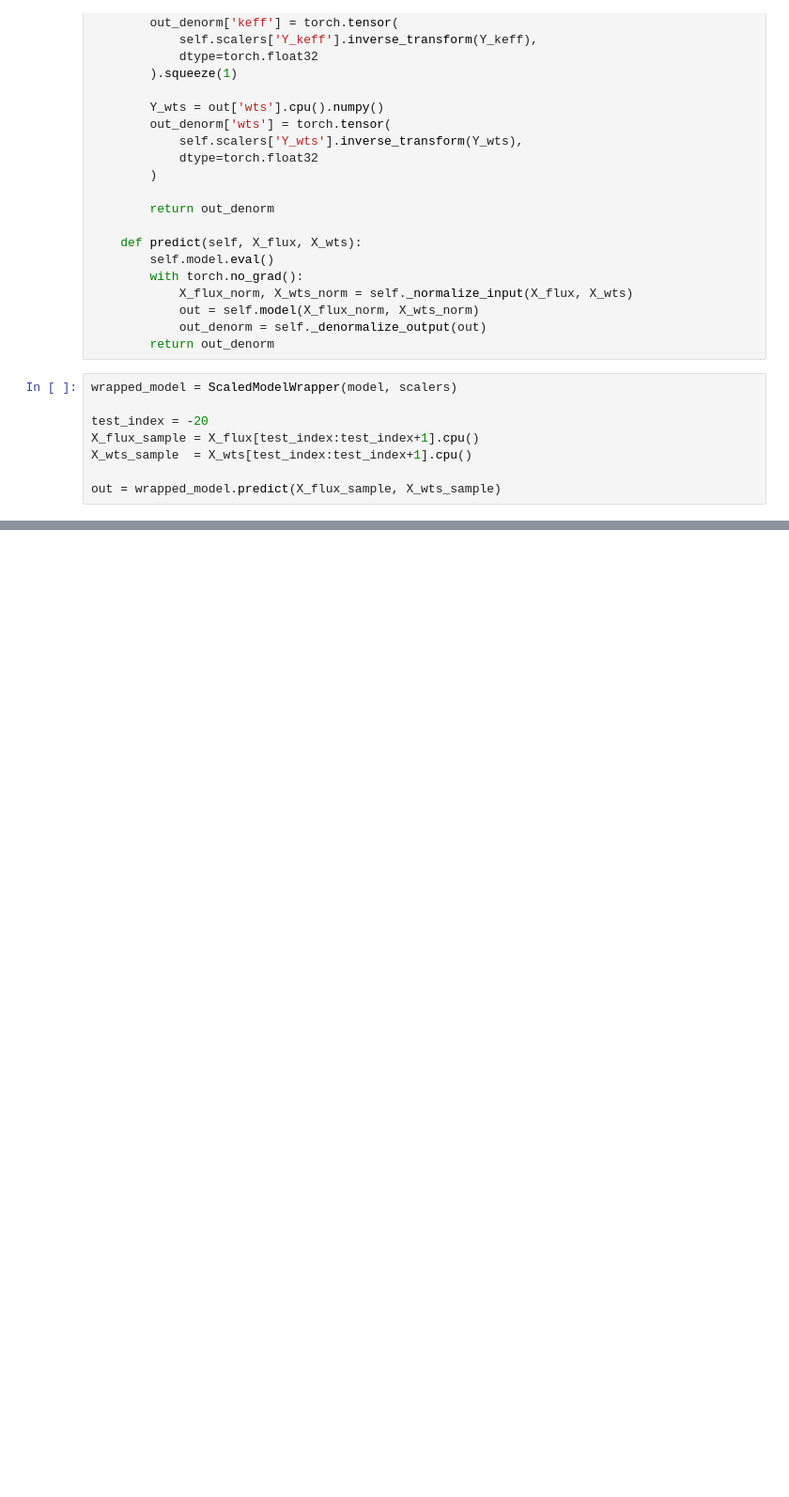
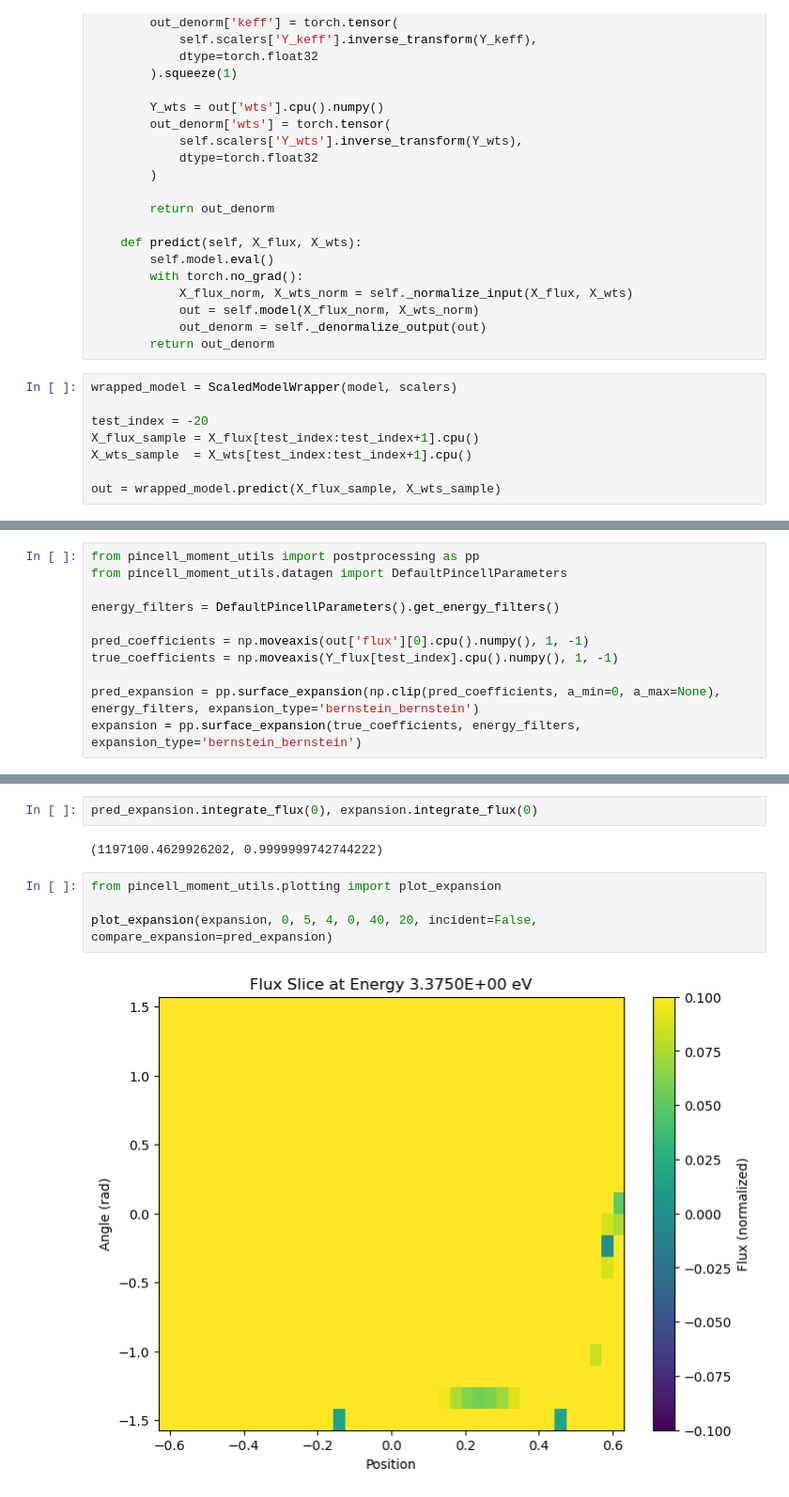
Before and after one commit to mlouis9/pincell_moment_utils, a Jupyter notebook: ml_model/new_equivariant_model.ipynb, the cells around one changed output, grey strips where cells are left out. Shown: that part at 94% size. Saved outputs shown, nothing was run; the diff lists cells and outputs as text; blank space fills up the shorter version.

```diff
--- a/ml_model/new_equivariant_model.ipynb
+++ b/ml_model/new_equivariant_model.ipynb
@@ -942,0 +956,11 @@ out['wts'], Y_wts[test_index]
+# %%
+from pincell_moment_utils import postprocessing as pp
+from pincell_moment_utils.datagen import DefaultPincellParameters
+
+energy_filters = DefaultPincellParameters().get_energy_filters()
+
+pred_coefficients = np.moveaxis(out['flux'][0].cpu().numpy(), 1, -1)
+true_coefficients = np.moveaxis(Y_flux[test_index].cpu().numpy(), 1, -1)
+
+pred_expansion = pp.surface_expansion(np.clip(pred_coefficients, a_min=0, a_max=None), energy_filters, expansion_type='bernstein_bernstein')
+expansion = pp.surface_expansion(true_coefficients, energy_filters, expansion_type='bernstein_bernstein')
@@ -942,0 +1007,10 @@ out['wts'], Y_wts[test_index]
+# %%
+pred_expansion.integrate_flux(0), expansion.integrate_flux(0)
+# %% [output]
+(1197100.4629926202, 0.9999999742744222)
+# %%
+from pincell_moment_utils.plotting import plot_expansion
+
+plot_expansion(expansion, 0, 5, 4, 0, 40, 20, incident=False, compare_expansion=pred_expansion)
+# %% [output]
+[figure, added]
```
Also changed, not shown: parts of 15 cells of this notebook.
